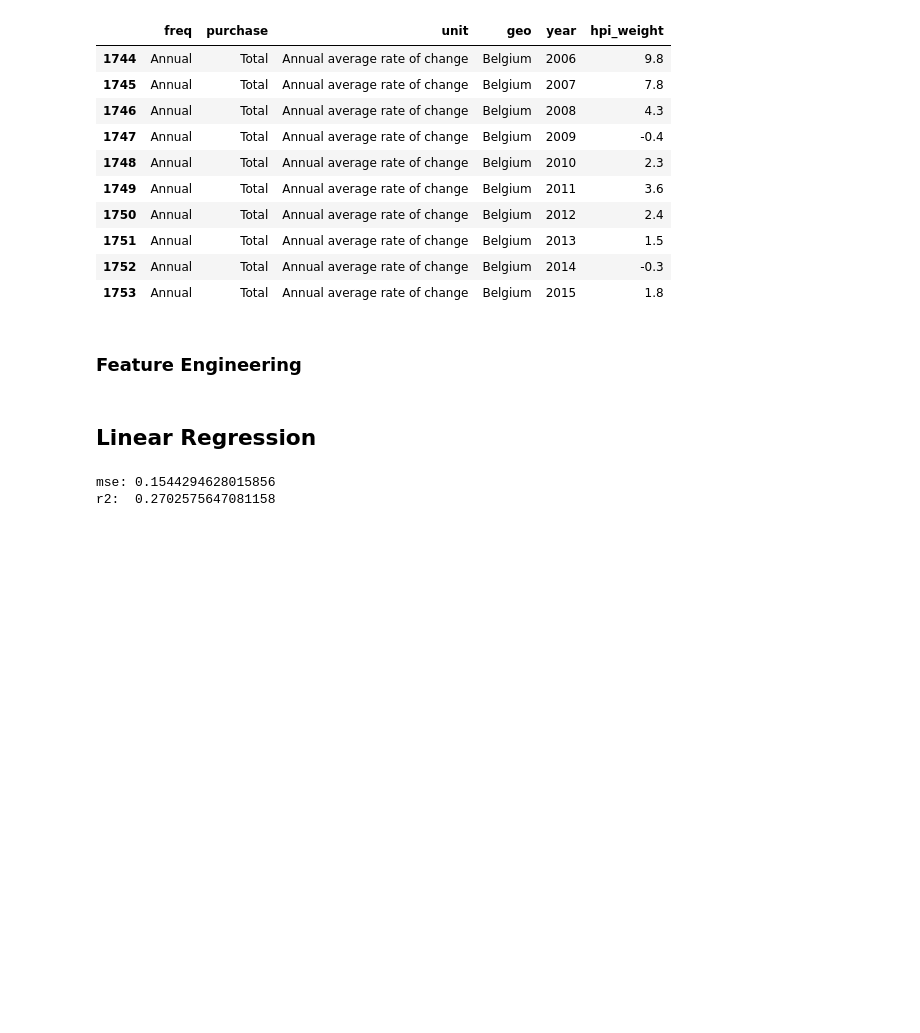
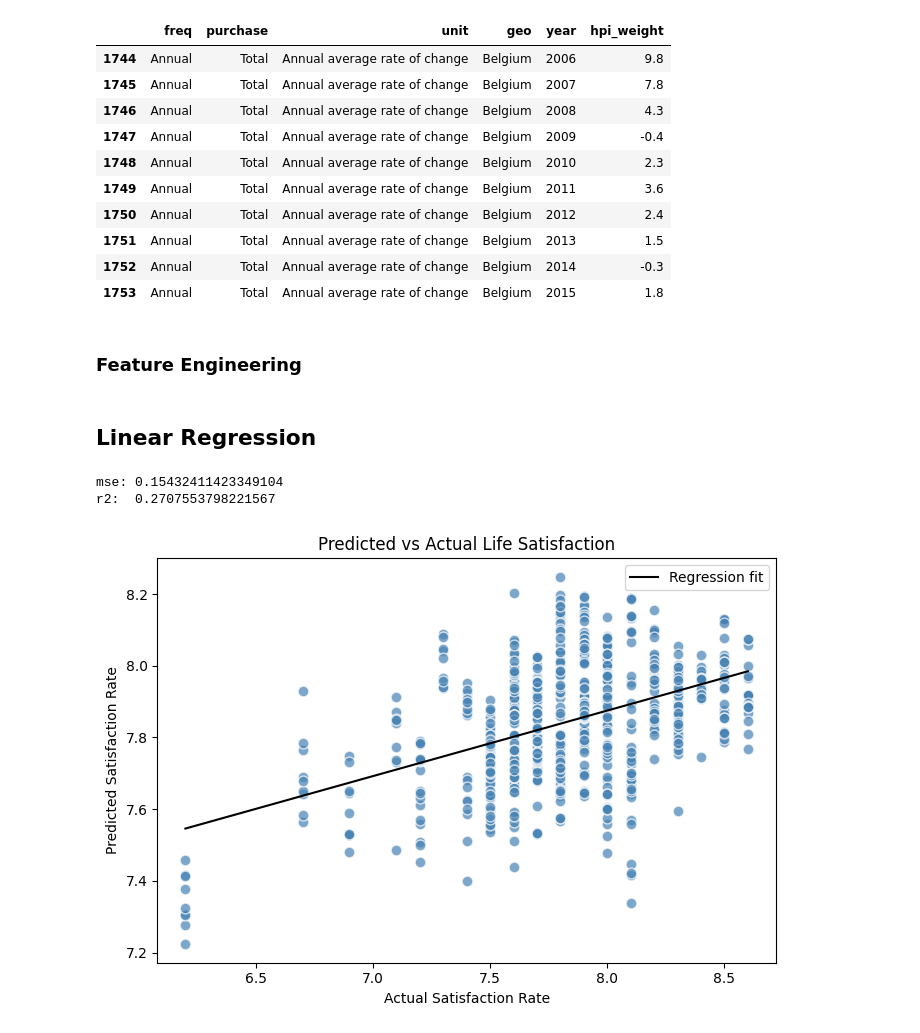
Before and after one commit to NEU-Khoury-DoC/26su-DoC-Project-Template, a Jupyter notebook: api/backend/ml_models/raw_project_models/student_linreg_final.ipynb, the cells around one changed output. Drawn from its saved outputs; the diff is of its cells as text; code cells hidden in the pictures; blank space fills up the shorter version.

```diff
--- a/api/backend/ml_models/raw_project_models/student_linreg_final.ipynb
+++ b/api/backend/ml_models/raw_project_models/student_linreg_final.ipynb
@@ -211,8 +214,8 @@ def linreg_predict(Xnew, ynew, b):
 # %%
 cols = [
     'crime_rate', 'noise_rate', 'pollution_rate', 'hpi_weight',
-    'deg_urb_Rural areas', 'deg_urb_Towns and suburbs',
-    'rskpovth_Below 60%', 'rskpovth_Total']
+    'deg_urb_Rural areas', 'deg_urb_Towns and suburbs'
+]
 
 X = np.array(df[cols])
 y = np.array(df['happy_rate'])
@@ -229,5 +232,30 @@ results = linreg_predict(Xtest_scaled, ytest, b)
 print("mse:", results['mse'])
 print("r2: ", results['r2'])
 # %% [output]
-mse: 0.1544294628015856
-r2:  0.2702575647081158
+mse: 0.15432411423349104
+r2:  0.2707553798221567
+# %%
+# get predictions on the full dataset
+X_full = np.array(df[cols]).astype(float)
+X_full_scaled = scaler.transform(X_full)
+full_results = linreg_predict(X_full_scaled, y, b)
+ypreds = full_results['ypreds']
+
+# plot
+plt.figure(figsize=(7, 5))
+plt.scatter(y, ypreds, color='steelblue', edgecolors='white', s=60, alpha=0.7)
+
+# best fit line through the scatter
+m, c = np.polyfit(y, ypreds, 1)
+x_line = np.linspace(y.min(), y.max(), 100)
+plt.plot(x_line, m * x_line + c,
+         color='black', linewidth=1.5, label='Regression fit')
+
+plt.xlabel("Actual Satisfaction Rate")
+plt.ylabel("Predicted Satisfaction Rate")
+plt.title("Predicted vs Actual Life Satisfaction")
+plt.legend()
+plt.tight_layout()
+plt.show()
+# %% [output]
+[figure, added]
```
Also changed, not shown: parts of 3 cells of this notebook, 3 other files.
